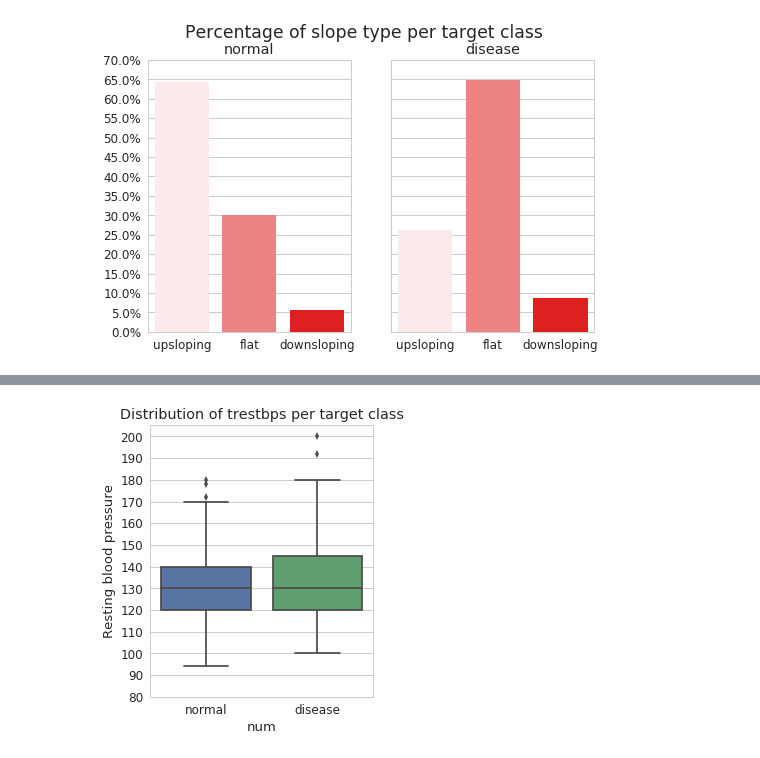
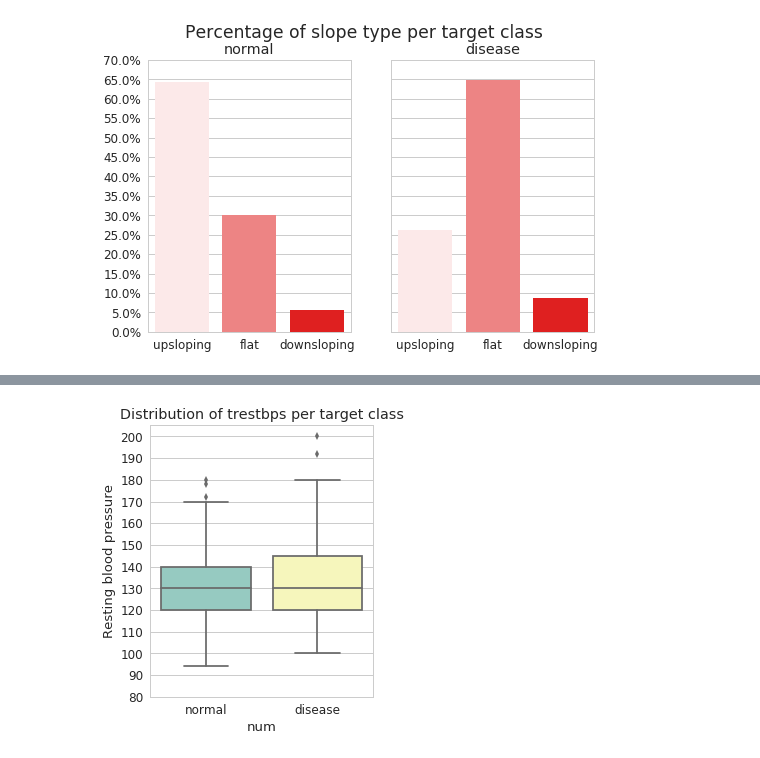
Before and after one commit to Nilabhra/jacobs_da_2017, a Jupyter notebook: assignment_1/assignment1.ipynb, the cells around one changed output, grey strips where cells are left out. Drawn from its saved outputs; the diff is of its cells as text; code cells hidden in the pictures.

```diff
--- a/assignment_1/assignment1.ipynb
+++ b/assignment_1/assignment1.ipynb
@@ -143,11 +143,11 @@ _ = fig.set_title('Age distribution per target class')
 # %%
 f = plt.figure()
-fig = sns.boxplot(x='num', y='trestbps', data=data)
+fig = sns.boxplot(x='num', y='trestbps', data=data, palette='Set3')
 _ = fig.set_yticks(np.arange(80, 210, 10))
 _ = f.add_subplot(fig)
 _ = f.set_size_inches(4, 5)
 _ = fig.set_xlabel('num')
 _ = fig.set_ylabel('Resting blood pressure')
 _ = fig.set_title('Distribution of trestbps per target class')
 # %% [output]
-[figure, old version]
+[figure, new version]
```
Also changed, not shown: parts of 6 cells of this notebook.
